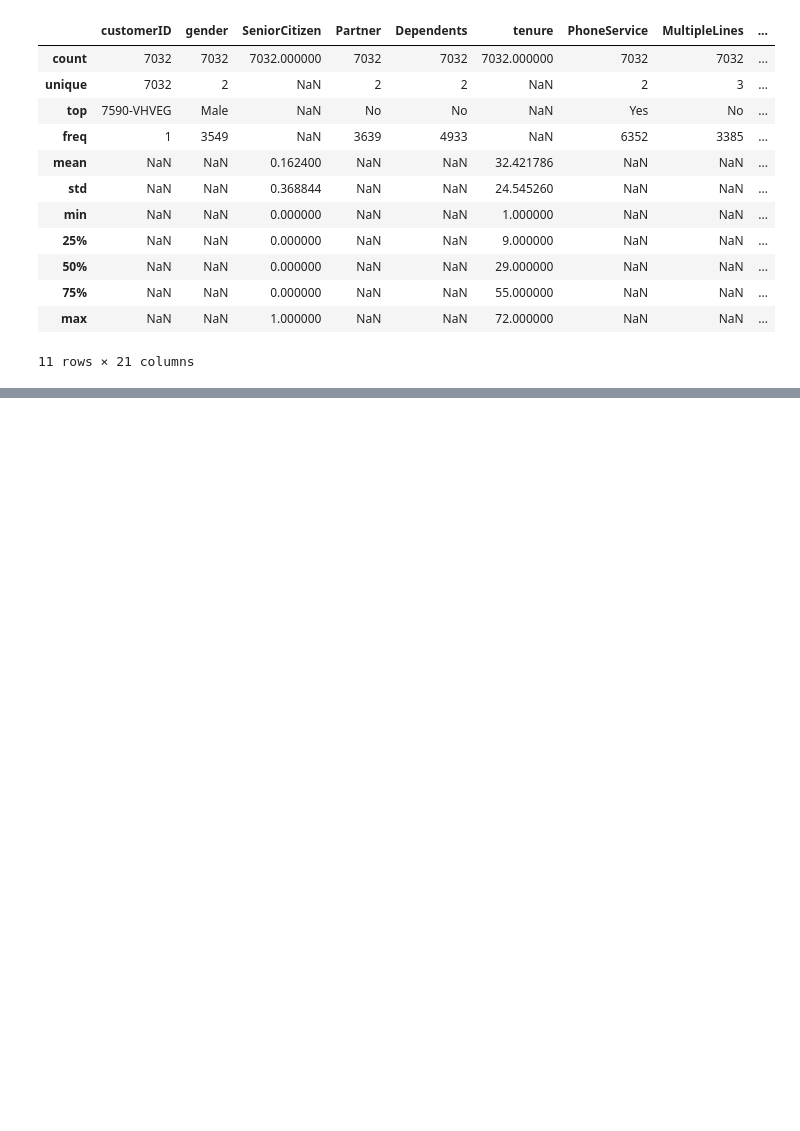
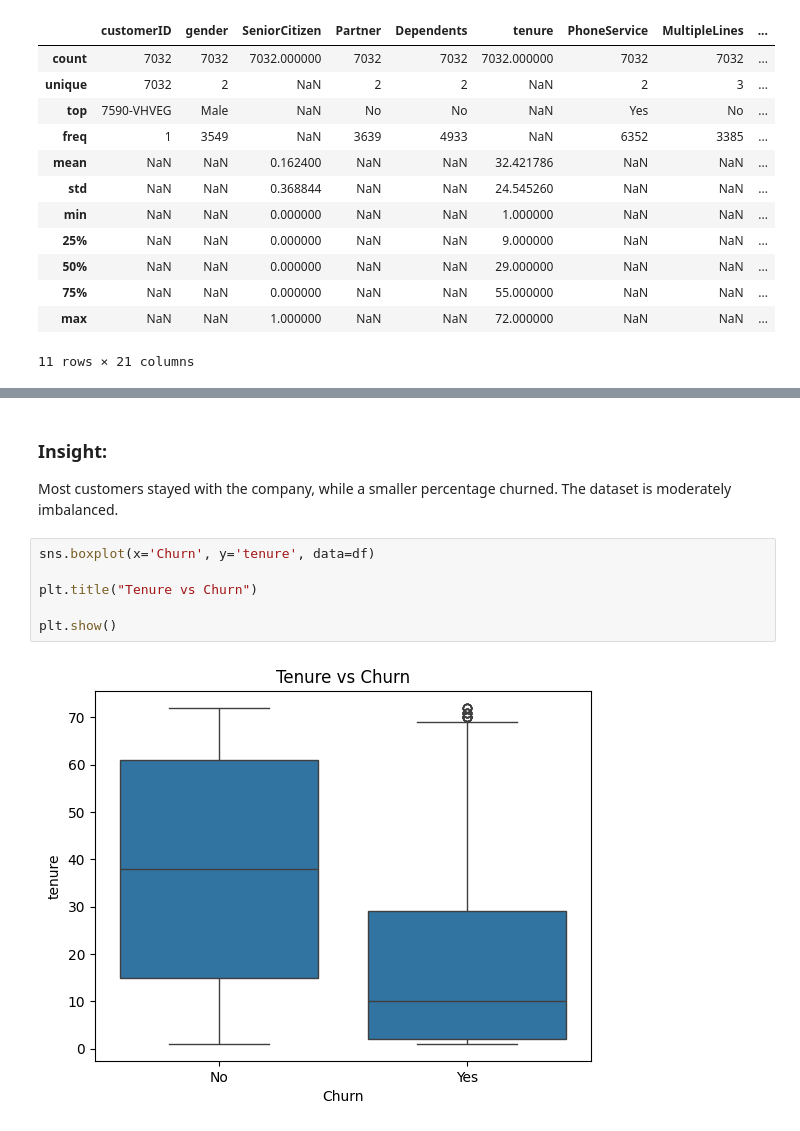
Before and after one commit to harshita0902/Customer-churn-analysis, a Jupyter notebook: notebook/churn_analysis.ipynb, the cells around one changed output, grey strips where cells are left out. Drawn from its saved outputs; the diff is of its cells as text; blank space fills up the shorter version.

```diff
--- a/notebook/churn_analysis.ipynb
+++ b/notebook/churn_analysis.ipynb
@@ -142,0 +159,11 @@ df.describe(include='all')
+# %% [markdown]
+### Insight:
+Most customers stayed with the company, while a smaller percentage churned. The dataset is moderately imbalanced.
+# %%
+sns.boxplot(x='Churn', y='tenure', data=df)
+
+plt.title("Tenure vs Churn")
+
+plt.show()
+# %% [output]
+[figure, added]
```
Also changed, not shown: parts of 10 cells of this notebook.
